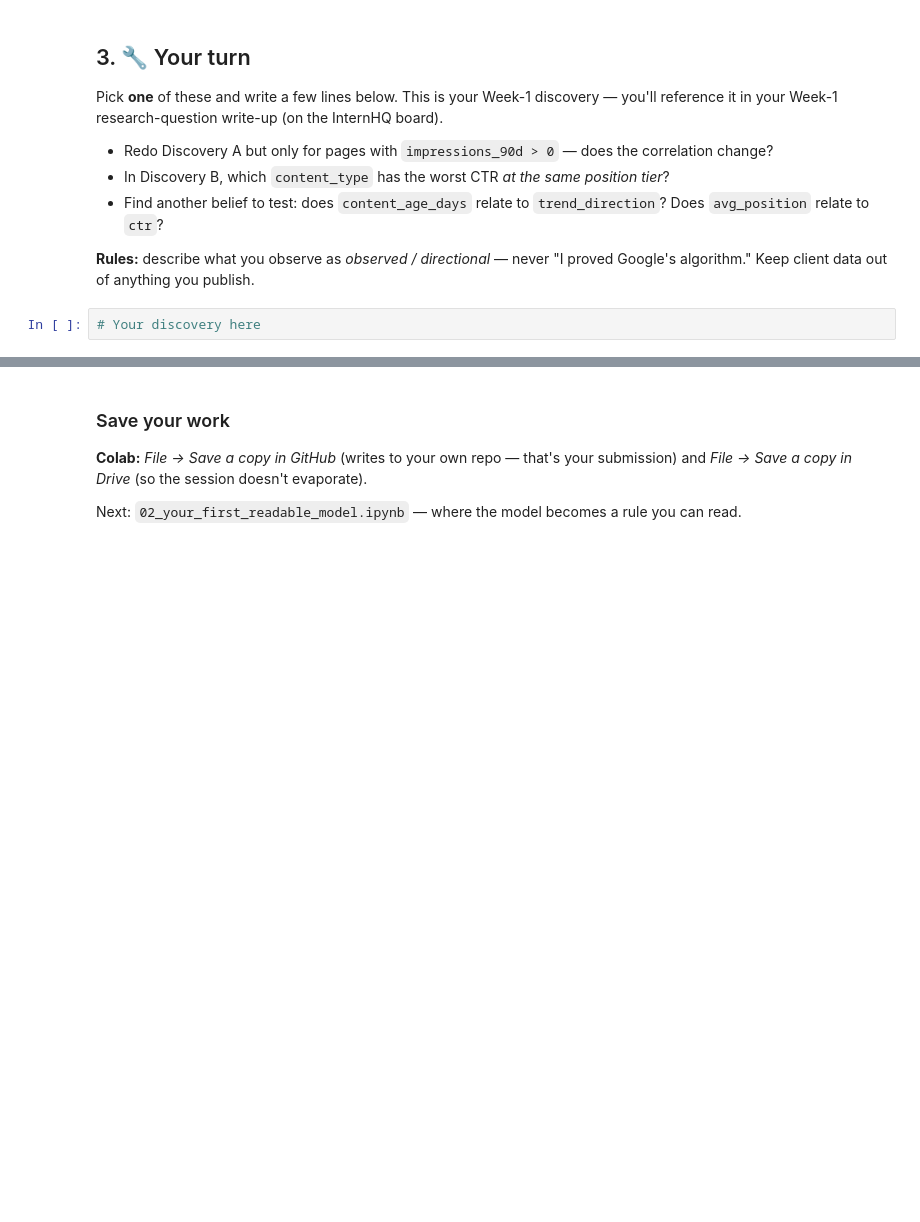
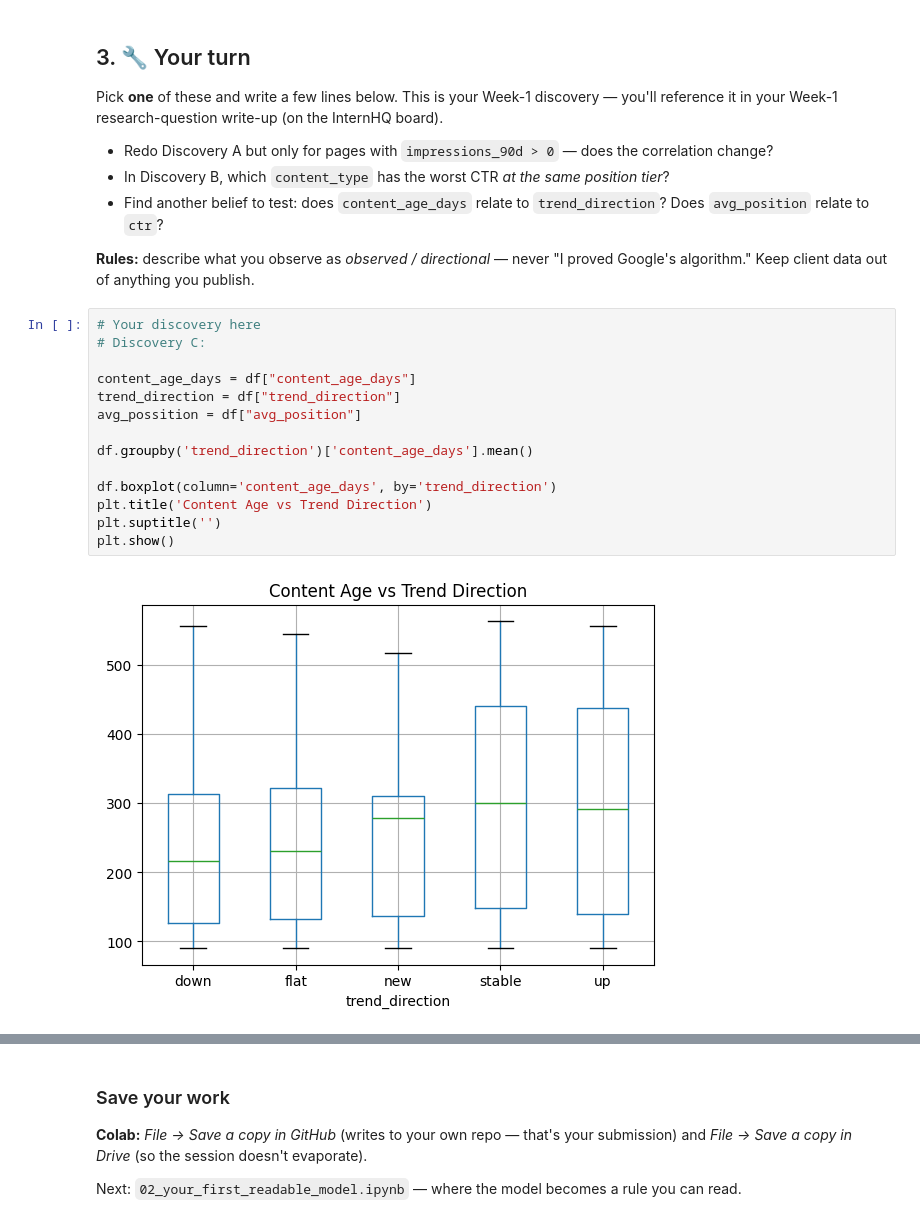
Before and after one commit to talhabutt72/flyrank-ml-internship, a Jupyter notebook: notebooks/01_first_look_and_discovery.ipynb, the cells around one changed output, grey strips where cells are left out. Drawn from its saved outputs; the diff is of its cells as text; blank space fills up the shorter version.

```diff
--- a/notebooks/01_first_look_and_discovery.ipynb
+++ b/notebooks/01_first_look_and_discovery.ipynb
@@ -99,3 +154,17 @@ Pick **one** of these and write a few lines below. This is your Week-1 discovery
 **Rules:** describe what you observe as *observed / directional* — never "I proved Google's algorithm." Keep client data out of anything you publish.
 # %%
 # Your discovery here
+# Discovery C:
+
+content_age_days = df["content_age_days"]
+trend_direction = df["trend_direction"]
+avg_possition = df["avg_position"]
+
+df.groupby('trend_direction')['content_age_days'].mean()
+
+df.boxplot(column='content_age_days', by='trend_direction')
+plt.title('Content Age vs Trend Direction')
+plt.suptitle('')
+plt.show()
+# %% [output]
+[figure, added]
```
Also changed, not shown: parts of 8 cells of this notebook.
